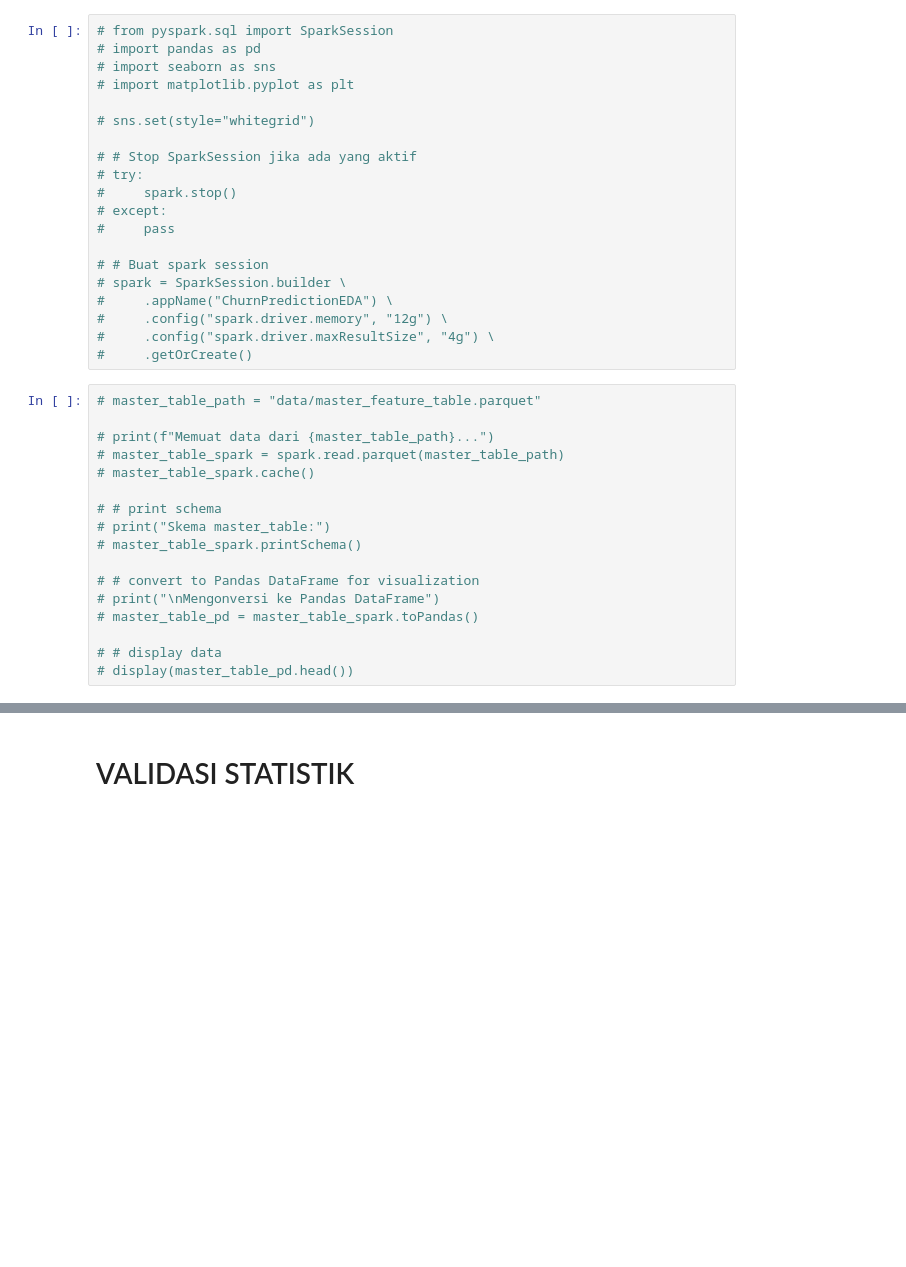
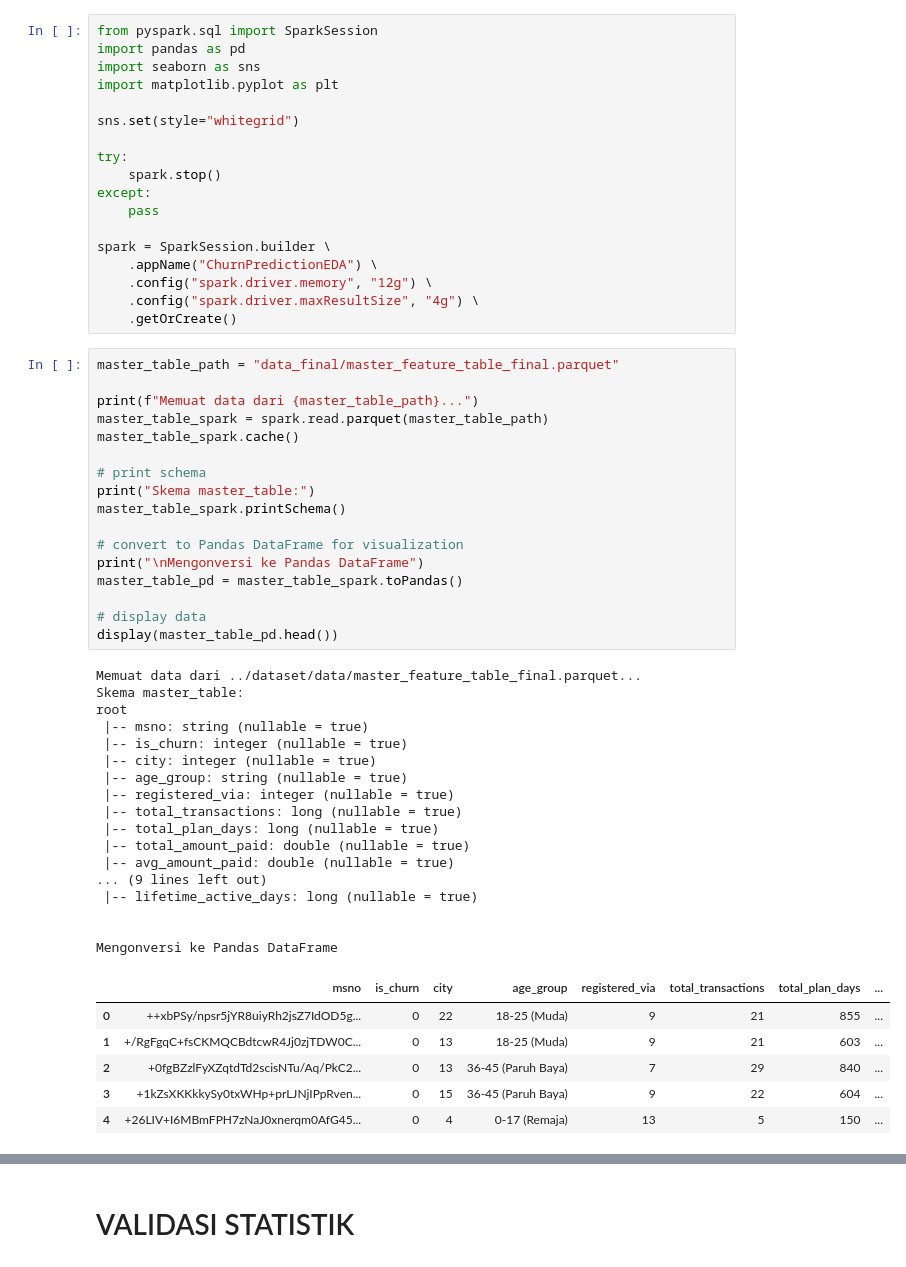
Before and after one commit to goldistry/ABD_CC, a Jupyter notebook: src/Feli_03_EDA_Visualizations.ipynb, the cells around one changed output, grey strips where cells are left out. Drawn from its saved outputs; the diff is of its cells as text; blank space fills up the shorter version.

```diff
--- a/src/Feli_03_EDA_Visualizations.ipynb
+++ b/src/Feli_03_EDA_Visualizations.ipynb
@@ -1,37 +1,59 @@
 # %%
-# from pyspark.sql import SparkSession
-# import pandas as pd
-# import seaborn as sns
-# import matplotlib.pyplot as plt
+from pyspark.sql import SparkSession
+import pandas as pd
+import seaborn as sns
+import matplotlib.pyplot as plt
 
-# sns.set(style="whitegrid")
+sns.set(style="whitegrid")
 
-# # Stop SparkSession jika ada yang aktif
-# try:
-#     spark.stop()
-# except:
-#     pass
+try:
+    spark.stop()
+except:
+    pass
 
-# # Buat spark session
-# spark = SparkSession.builder \
-#     .appName("ChurnPredictionEDA") \
-#     .config("spark.driver.memory", "12g") \
-#     .config("spark.driver.maxResultSize", "4g") \
-#     .getOrCreate()
+spark = SparkSession.builder \
+    .appName("ChurnPredictionEDA") \
+    .config("spark.driver.memory", "12g") \
+    .config("spark.driver.maxResultSize", "4g") \
+    .getOrCreate()
 # %%
-# master_table_path = "data/master_feature_table.parquet"
+master_table_path = "data_final/master_feature_table_final.parquet"
 
-# print(f"Memuat data dari {master_table_path}...")
-# master_table_spark = spark.read.parquet(master_table_path)
-# master_table_spark.cache()
+print(f"Memuat data dari {master_table_path}...")
+master_table_spark = spark.read.parquet(master_table_path)
+master_table_spark.cache()
 
-# # print schema
-# print("Skema master_table:")
-# master_table_spark.printSchema()
+# print schema
+print("Skema master_table:")
+master_table_spark.printSchema()
 
-# # convert to Pandas DataFrame for visualization
-# print("\nMengonversi ke Pandas DataFrame")
-# master_table_pd = master_table_spark.toPandas()
+# convert to Pandas DataFrame for visualization
+print("\nMengonversi ke Pandas DataFrame")
+master_table_pd = master_table_spark.toPandas()
 
-# # display data
-# display(master_table_pd.head())
+# display data
+display(master_table_pd.head())
+# %% [output]
+Memuat data dari ../dataset/data/master_feature_table_final.parquet...
+Skema master_table:
+root
+ |-- msno: string (nullable = true)
+ |-- is_churn: integer (nullable = true)
+ |-- city: integer (nullable = true)
+ |-- age_group: string (nullable = true)
+ |-- registered_via: integer (nullable = true)
+ |-- total_transactions: long (nullable = true)
+ |-- total_plan_days: long (nullable = true)
+ |-- total_amount_paid: double (nullable = true)
+ |-- avg_amount_paid: double (nullable = true)
+... (9 lines left out)
+ |-- lifetime_active_days: long (nullable = true)
+
+
+Mengonversi ke Pandas DataFrame
+|  | msno | is_churn | city | age_group | registered_via | total_transactions | total_plan_days | ... |
+| 0 | ++xbPSy/npsr5jYR8uiyRh2jsZ7IdOD5g... | 0 | 22 | 18-25 (Muda) | 9 | 21 | 855 | ... |
+| 1 | +/RgFgqC+fsCKMQCBdtcwR4Jj0zjTDW0C... | 0 | 13 | 18-25 (Muda) | 9 | 21 | 603 | ... |
+| 2 | +0fgBZzlFyXZqtdTd2scisNTu/Aq/PkC2... | 0 | 13 | 36-45 (Paruh Baya) | 7 | 29 | 840 | ... |
+| 3 | +1kZsXKKkkySy0txWHp+prLJNjIPpRven... | 0 | 15 | 36-45 (Paruh Baya) | 9 | 22 | 604 | ... |
+| 4 | +26LIV+I6MBmFPH7zNaJ0xnerqm0AfG45... | 0 | 4 | 0-17 (Remaja) | 13 | 5 | 150 | ... |
```
Also changed, not shown: parts of 18 cells of this notebook, 1 other file.
